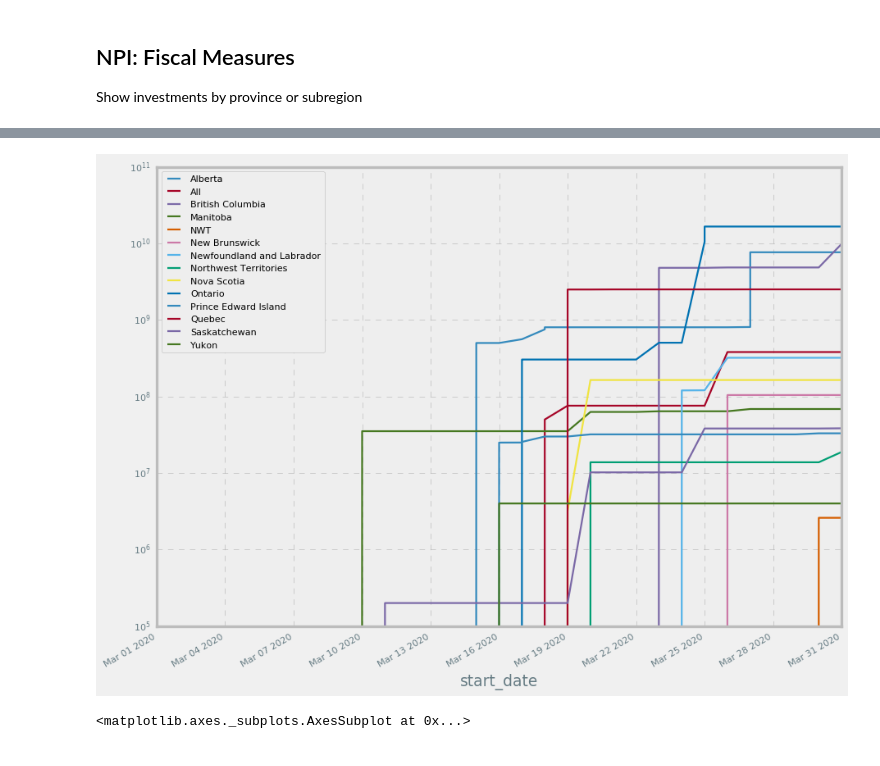
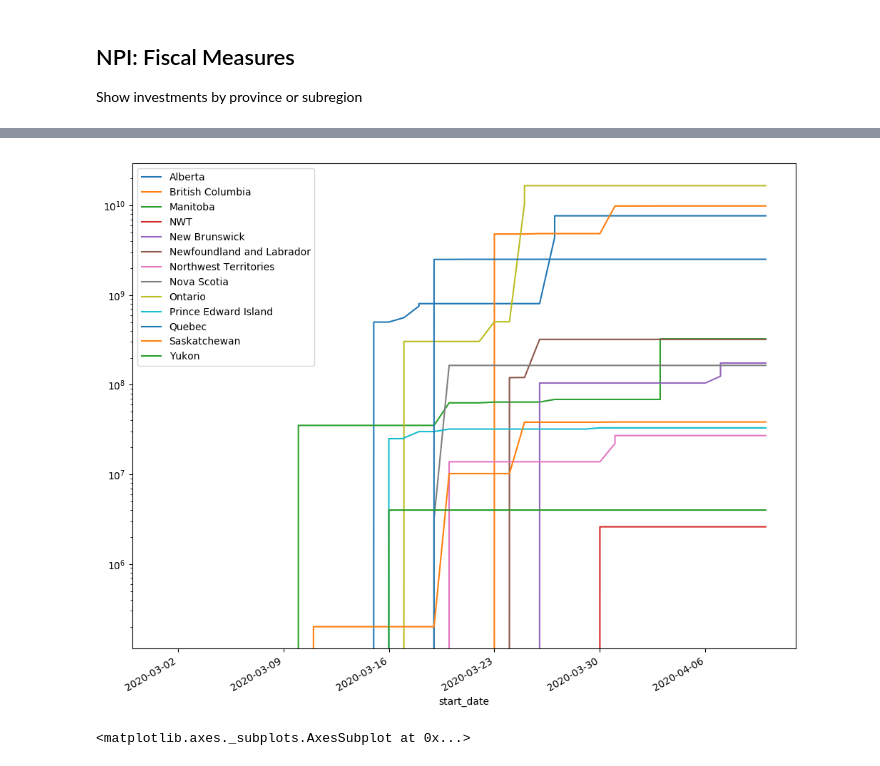
Before and after one commit to jajsmith/COVID19NonPharmaceuticalInterventions, a Jupyter notebook: npi_analysis.ipynb, the cells around one changed output, grey strips where cells are left out. Drawn from its saved outputs; the diff is of its cells as text; code cells hidden in the pictures.

```diff
--- a/npi_analysis.ipynb
+++ b/npi_analysis.ipynb
@@ -10,5 +10,4 @@ from os import listdir
 from os.path import isfile, join
 import re
 
-plt.style.use('fivethirtyeight')
-plt.style.use('bmh')
+plt.rcParams.update(plt.rcParamsDefault)
@@ -112,6 +102,6 @@ full_df['start_date'] = pd.to_datetime(full_df['start_date'], format='%m/%d/%Y')
 full_df['end_date'] = pd.to_datetime(full_df['end_date'], format='%m/%d/%Y')
 full_df['oxford_fiscal_measure_cad'] = full_df['oxford_fiscal_measure_cad'].replace('[\$,]', '', regex=True).astype(float)
 
-provinces_df = full_df[full_df['subregion'].isna() & full_df['subregion'].notna() & full_df['subregion'] != "All"]
+provinces_df = full_df[full_df['subregion'].isna() & full_df['region'].notna() & (full_df['region'] != "All")]
 
 federal_df = full_df[full_df['subregion'].isna() & (full_df['region'].isna() | (full_df['region'] == "All"))]
@@ -289,16 +240,24 @@ Show investments by province or subregion
 # %%
-fig, ax = plt.subplots(figsize=(12,10))
+#fig, ax = plt.subplots(figsize=(12,10))
 
 dates = pd.date_range(start='03-01-2020', end='04-12-2020', name='dates').to_series() #mm-dd-yyyy
 gb = provinces_df[provinces_df['oxford_fiscal_measure_cad'].notna()][['start_date', 'region', 'oxford_fiscal_measure_cad']].groupby(by='region')
+provinces_fiscal = pd.DataFrame(dates)
 
 for g_name, g_df in gb:
     all_dates_df = g_df.join(dates, on='start_date', how='right')
     all_dates_df['oxford_fiscal_measure_cad'] = all_dates_df['oxford_fiscal_measure_cad'].fillna(0)
     all_dates_df = all_dates_df.sort_values(by='start_date', ascending=True)
-    all_dates_df['oxford_fiscal_measure_cad_cumsum'] = all_dates_df['oxford_fiscal_measure_cad'].cumsum(axis=0)
-    #print(all_dates_df)
-    all_dates_df.plot(x='start_date', y='oxford_fiscal_measure_cad_cumsum', label=g_name, ax=ax)
+    all_dates_df['cumulative'] = all_dates_df['oxford_fiscal_measure_cad'].cumsum(axis=0)
+    all_dates_df.set_index('start_date')
+    all_dates_df = all_dates_df.groupby(by='start_date').sum()
 
-plt.yscale('log')
+    provinces_fiscal[g_name] = all_dates_df['cumulative']
+
+#plt.yscale('log')
+#plt.title('')
+#plt.ylabel('Fiscal Interventions ($)')
+#plt.xlabel('Date')
+
+provinces_fiscal
 # %% [output]
@@ -310,20 +307,20 @@ provinces_df[provinces_df['oxford_fiscal_measure_cad'].notna()]['oxford_fiscal_m
 # %%
 fig, ax = plt.subplots(figsize=(12,10))
 
-dates = pd.date_range(start='03-01-2020', end='03-31-2020', name='dates').to_series() #mm-dd-yyyy
+dates = pd.date_range(start='03-01-2020', end='04-10-2020', name='dates').to_series() #mm-dd-yyyy
 gb = provinces_df[provinces_df['oxford_fiscal_measure_cad'].notna()][['start_date', 'region', 'oxford_fiscal_measure_cad']].groupby(by='region')
 
 for g_name, g_df in gb:
     all_dates_df = g_df.join(dates, on='start_date', how='right')
     all_dates_df['oxford_fiscal_measure_cad'] = all_dates_df['oxford_fiscal_measure_cad'].fillna(0)
     all_dates_df = all_dates_df.sort_values(by='start_date', ascending=True)
     all_dates_df['oxford_fiscal_measure_cad_cumsum'] = all_dates_df['oxford_fiscal_measure_cad'].cumsum(axis=0)
     #print(all_dates_df)
     all_dates_df.plot(x='start_date', y='oxford_fiscal_measure_cad_cumsum', label=g_name, ax=ax)
 
 plt.yscale('log')
 # %% [output]
-[figure, old version]
+[figure, new version]
 # %%
 full_df.groupby(by=['region']).count().max(axis=1).plot.barh()
 # %% [output]
```
Also changed, not shown: parts of 27 cells of this notebook, 2 other files.
